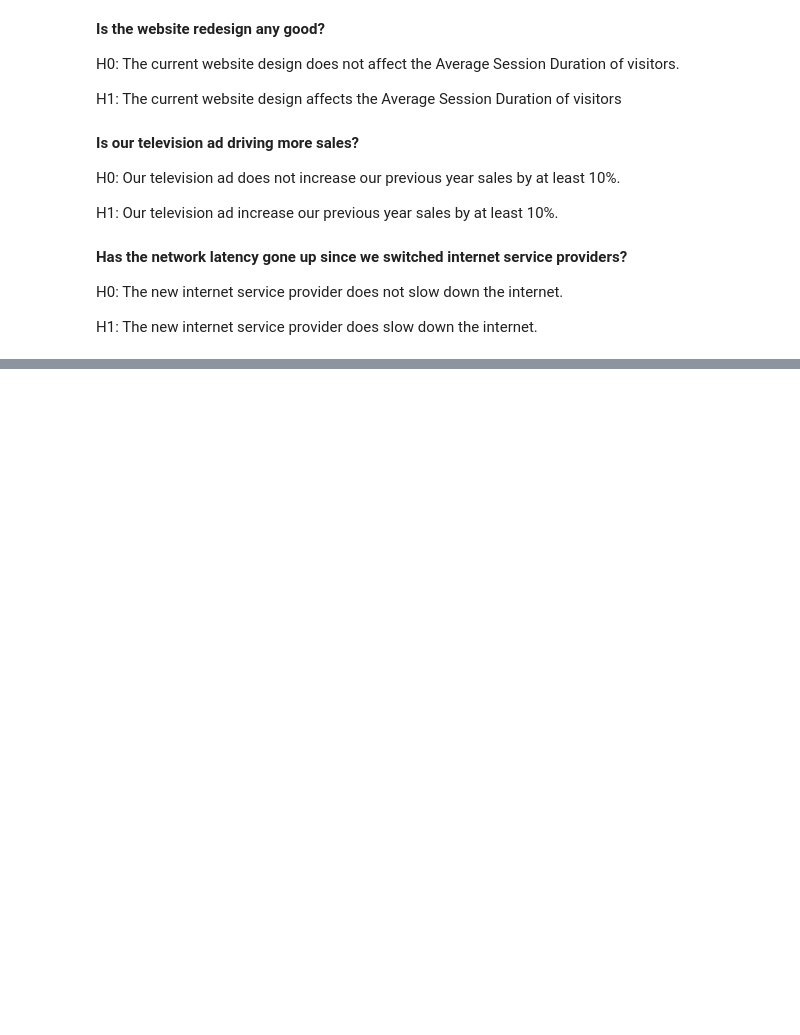
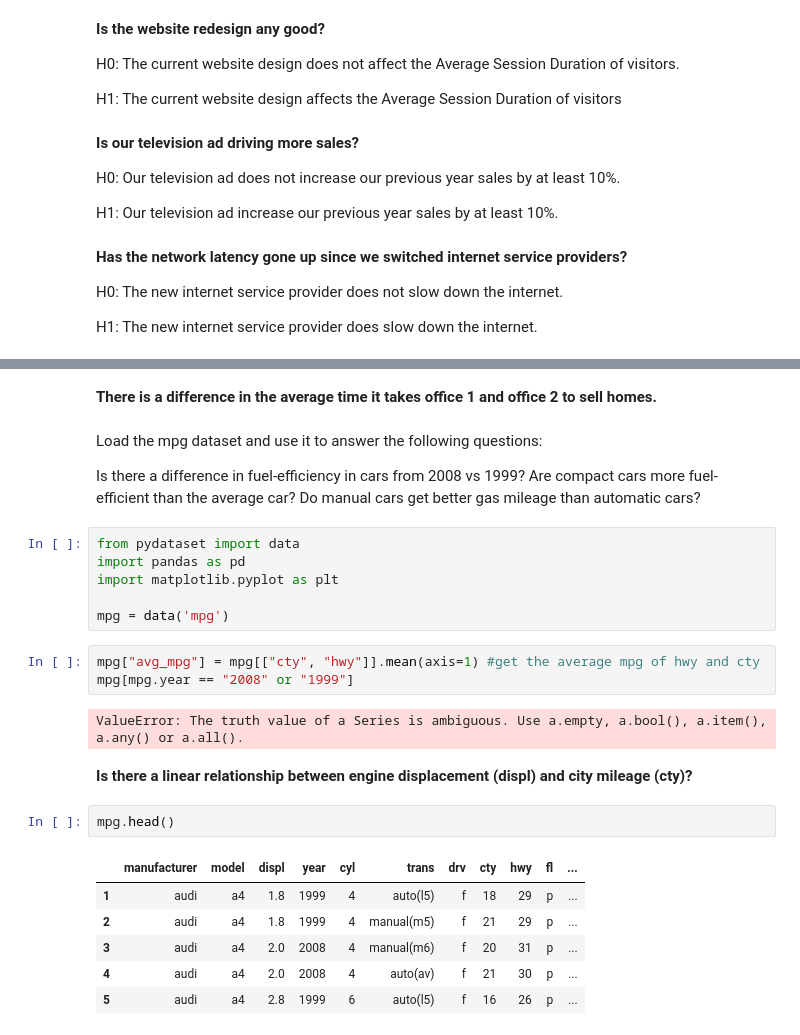
Before and after one commit to crisgiovanoni/statistics-exercises, a Jupyter notebook: hypothesis_testing.ipynb, the cells around one changed output, grey strips where cells are left out. Saved outputs shown, nothing was run; the diff lists cells and outputs as text; blank space fills up the shorter version.

```diff
--- a/hypothesis_testing.ipynb
+++ b/hypothesis_testing.ipynb
@@ -24,0 +42,30 @@ H1: The new internet service provider does slow down the internet.
+# %% [markdown]
+**There is a difference in the average time it takes office 1 and office 2 to sell homes.**
+# %% [markdown]
+Load the mpg dataset and use it to answer the following questions:
+
+Is there a difference in fuel-efficiency in cars from 2008 vs 1999?
+Are compact cars more fuel-efficient than the average car?
+Do manual cars get better gas mileage than automatic cars?
+# %%
+from pydataset import data
+import pandas as pd
+import matplotlib.pyplot as plt
+
+mpg = data('mpg')
+# %%
+mpg["avg_mpg"] = mpg[["cty", "hwy"]].mean(axis=1) #get the average mpg of hwy and cty
+mpg[mpg.year == "2008" or "1999"]
+# %% [output]
+ValueError: The truth value of a Series is ambiguous. Use a.empty, a.bool(), a.item(), a.any() or a.all().
+# %% [markdown]
+**Is there a linear relationship between engine displacement (displ) and city mileage (cty)?**
+# %%
+mpg.head()
+# %% [output]
+|  | manufacturer | model | displ | year | cyl | trans | drv | cty | hwy | fl | ... |
+| 1 | audi | a4 | 1.8 | 1999 | 4 | auto(l5) | f | 18 | 29 | p | ... |
+| 2 | audi | a4 | 1.8 | 1999 | 4 | manual(m5) | f | 21 | 29 | p | ... |
+| 3 | audi | a4 | 2.0 | 2008 | 4 | manual(m6) | f | 20 | 31 | p | ... |
+| 4 | audi | a4 | 2.0 | 2008 | 4 | auto(av) | f | 21 | 30 | p | ... |
+| 5 | audi | a4 | 2.8 | 1999 | 6 | auto(l5) | f | 16 | 26 | p | ... |
```
Also changed, not shown: parts of 67 cells of this notebook.
